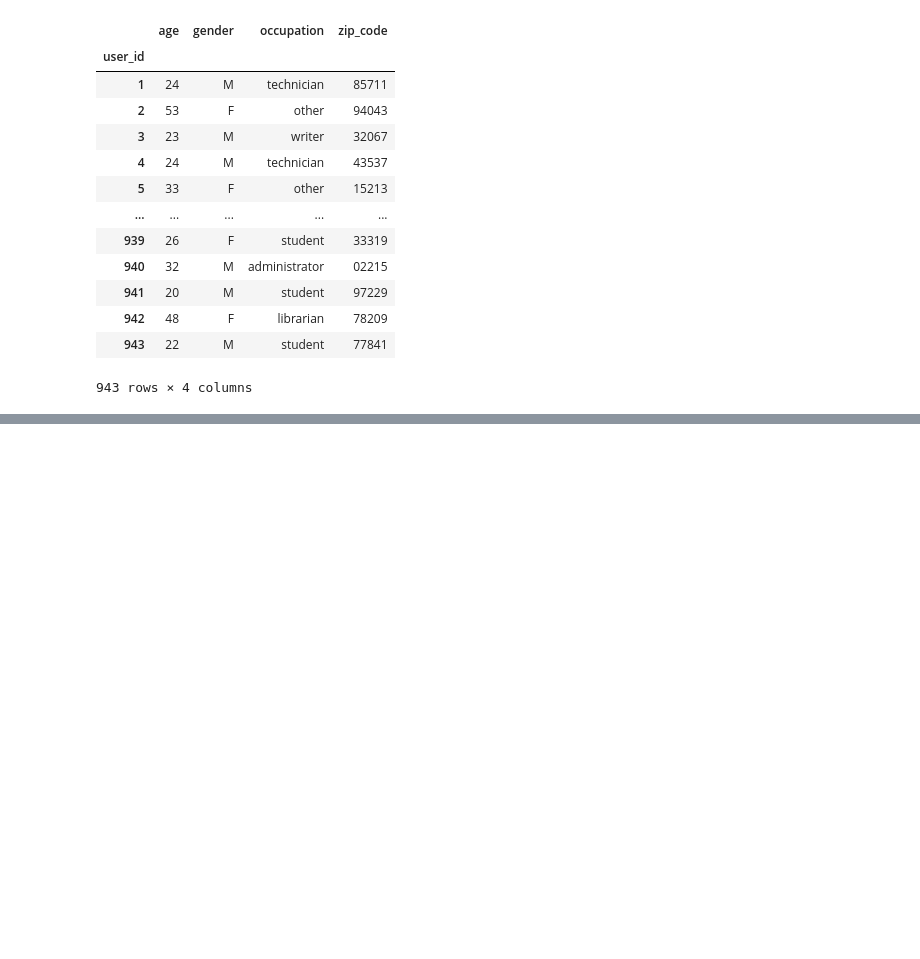
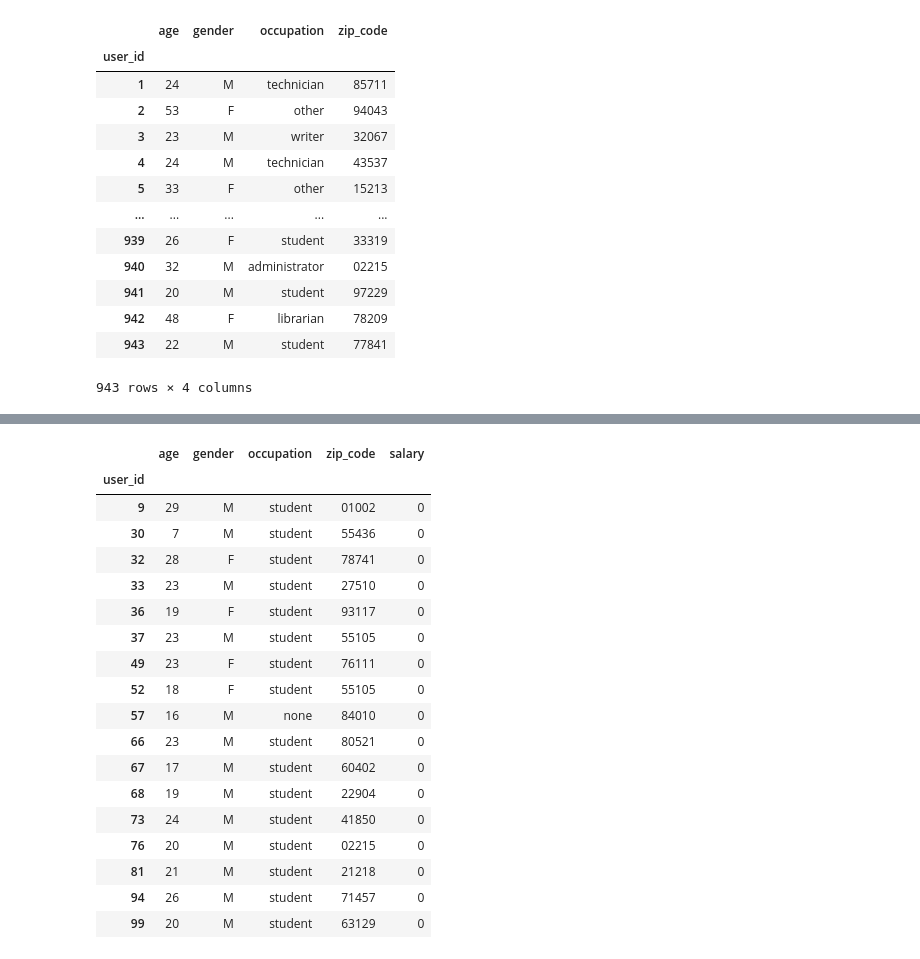
Before and after one commit to MUHAMMADANASWAQAR/Python, a Jupyter notebook: pandas/panda.ipynb, the cells around one changed output, grey strips where cells are left out. Cells and saved outputs as stored; diff of their text form; code cells hidden in the pictures; blank space fills up the shorter version.

```diff
--- a/pandas/panda.ipynb
+++ b/pandas/panda.ipynb
@@ -22,3 +22,8 @@ users
 | 942 | 48 | F | librarian | 78209 |
 | 943 | 22 | M | student | 77841 |
 943 rows × 4 columns
+# %%
+users.shape
+users
+users=pd.read_csv('./data/user_occupations.txt', sep='|' , index_col='user_id' , nrows=100)
+users.shape[0]
@@ -24,0 +77,9 @@ users
+# %%
+np.random.seed(42)
+BaseSalary= 5000
+values=pd.Series(np.random.randint(995000,size=users.shape[0])+BaseSalary , index=users.index)
+
+users['salary']=values
+users.head(10)
+print(users.loc[:5,['occupation' ,'salary']])
+users[['occupation', 'salary']][1:5]
@@ -24,0 +100,25 @@ users
+# %%
+users['occupation'].unique()
+mask=( (users.age >=18)& (~users.occupation.isin(['student' , None])) )
+users['salary']=np.where(mask , users['salary'] , 0 )
+users[(users['age']<18) | (users['occupation'].isin(['student' ,'None']))]
+# %% [output]
+|  | age | gender | occupation | zip_code | salary |
+| user_id |  |  |  |  |  |
+| 9 | 29 | M | student | 01002 | 0 |
+| 30 | 7 | M | student | 55436 | 0 |
+| 32 | 28 | F | student | 78741 | 0 |
+| 33 | 23 | M | student | 27510 | 0 |
+| 36 | 19 | F | student | 93117 | 0 |
+| 37 | 23 | M | student | 55105 | 0 |
+| 49 | 23 | F | student | 76111 | 0 |
+| 52 | 18 | F | student | 55105 | 0 |
+| 57 | 16 | M | none | 84010 | 0 |
+| 66 | 23 | M | student | 80521 | 0 |
+| 67 | 17 | M | student | 60402 | 0 |
+| 68 | 19 | M | student | 22904 | 0 |
+| 73 | 24 | M | student | 41850 | 0 |
+| 76 | 20 | M | student | 02215 | 0 |
+| 81 | 21 | M | student | 21218 | 0 |
+| 94 | 26 | M | student | 71457 | 0 |
+| 99 | 20 | M | student | 63129 | 0 |
```
Also changed, not shown: parts of 14 cells of this notebook.
